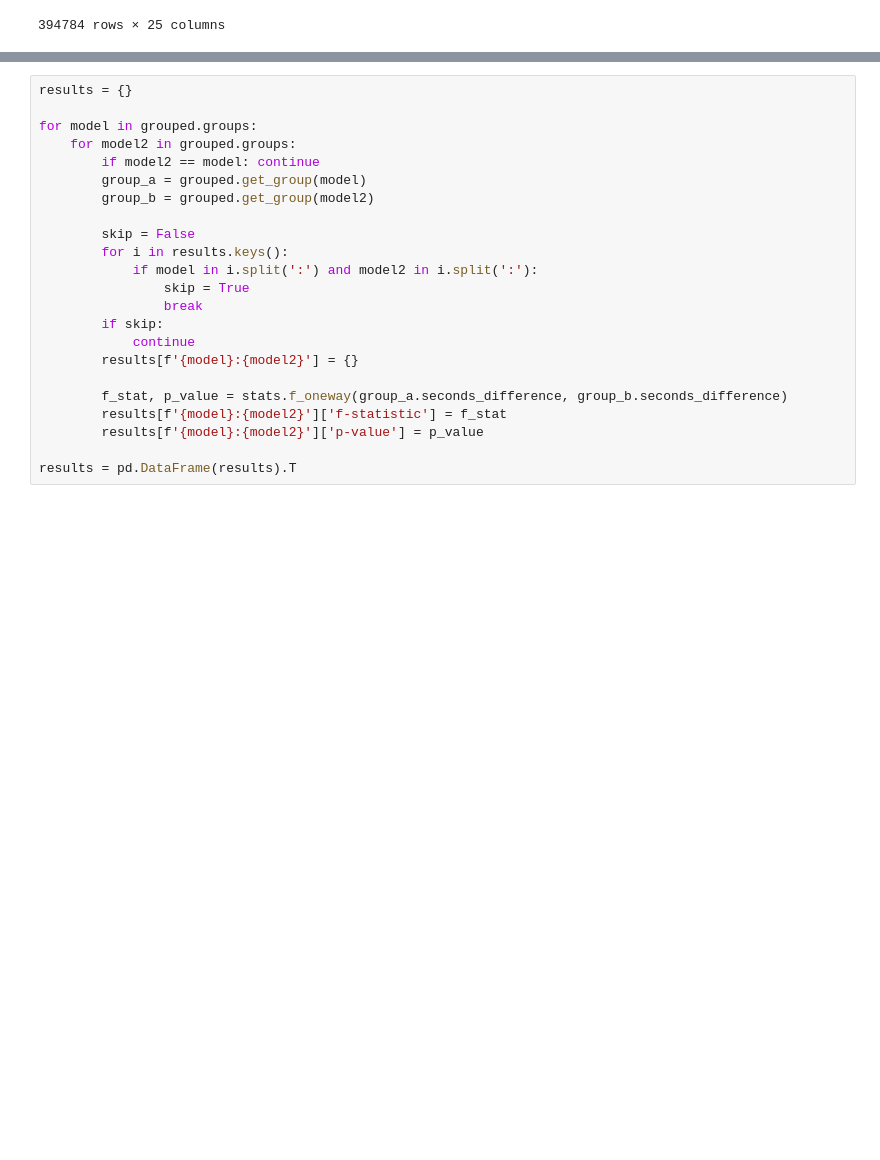
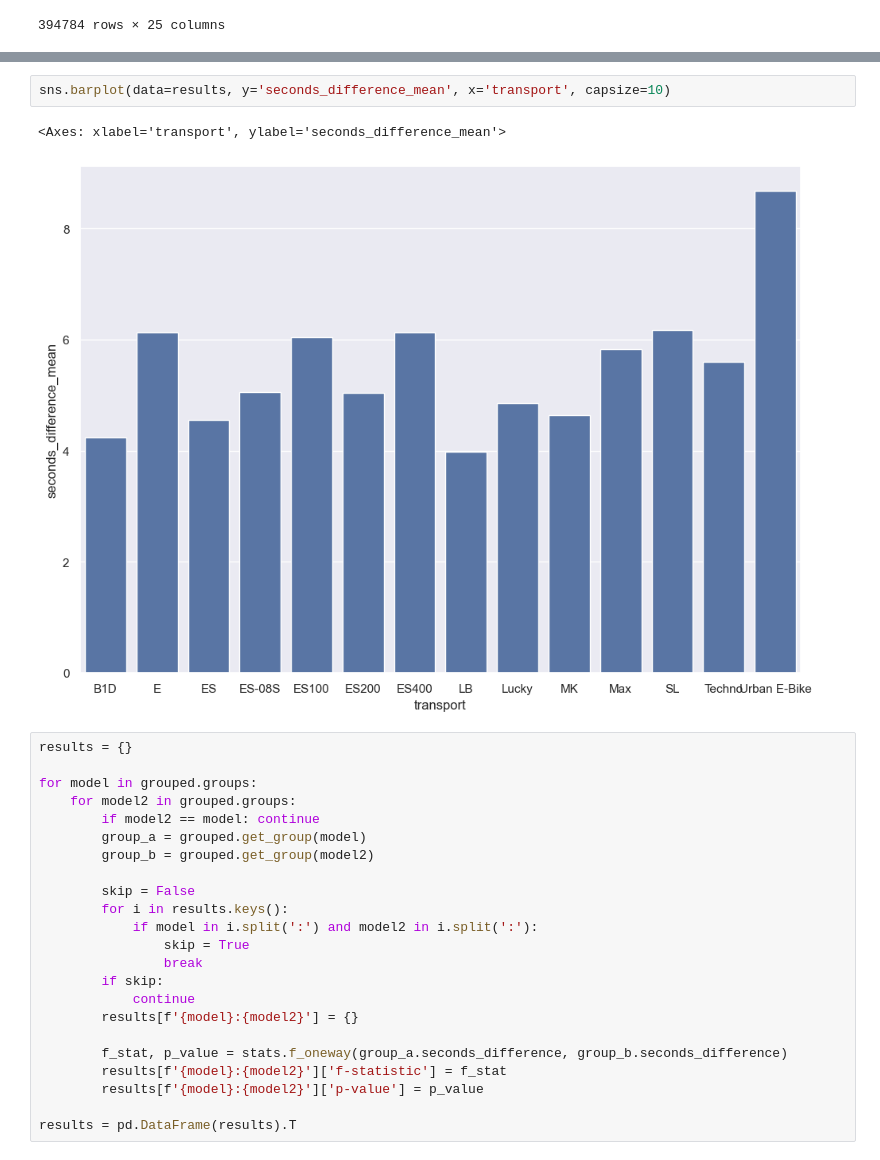
Before and after one commit to Dwwwarfff/NeDanoJit-ScooterProject-DANO, a Jupyter notebook: ANOVA.ipynb, the cells around one changed output, grey strips where cells are left out. Saved outputs shown, nothing was run; the diff lists cells and outputs as text; blank space fills up the shorter version.

```diff
--- a/ANOVA.ipynb
+++ b/ANOVA.ipynb
@@ -153,3 +166,8 @@ results
+# %%
+sns.barplot(data=results, y='seconds_difference_mean', x='transport', capsize=10)
+# %% [output]
+<Axes: xlabel='transport', ylabel='seconds_difference_mean'>
+[figure, added]
 # %%
 results = {}
 
```
Also changed, not shown: parts of 4 cells of this notebook.
